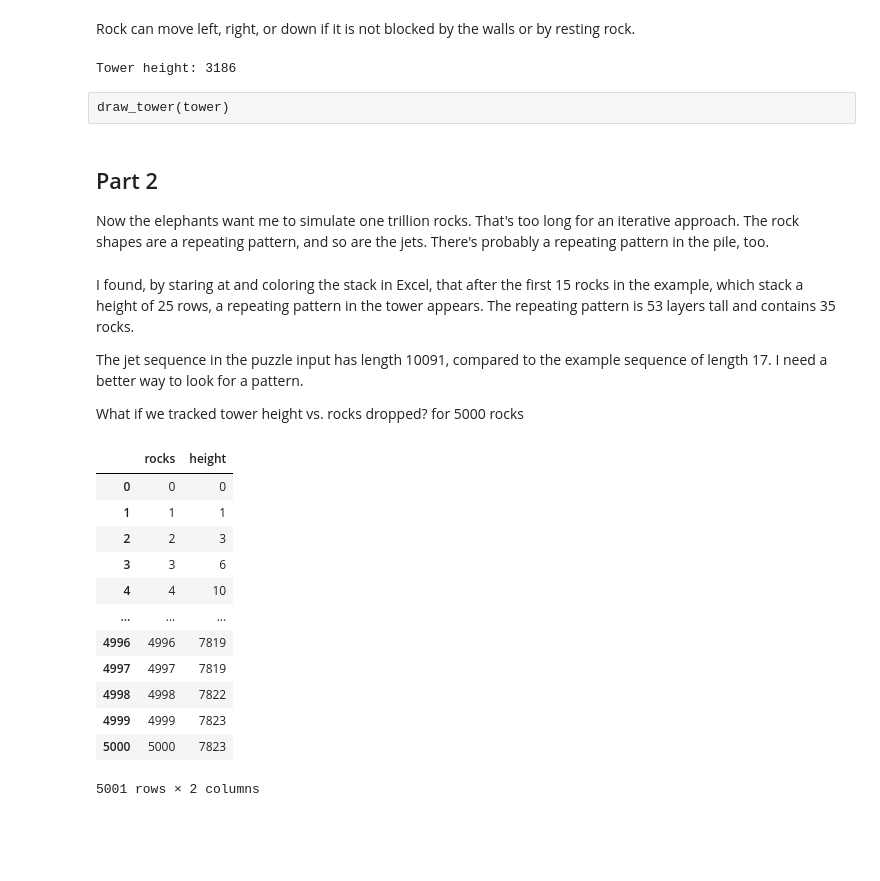
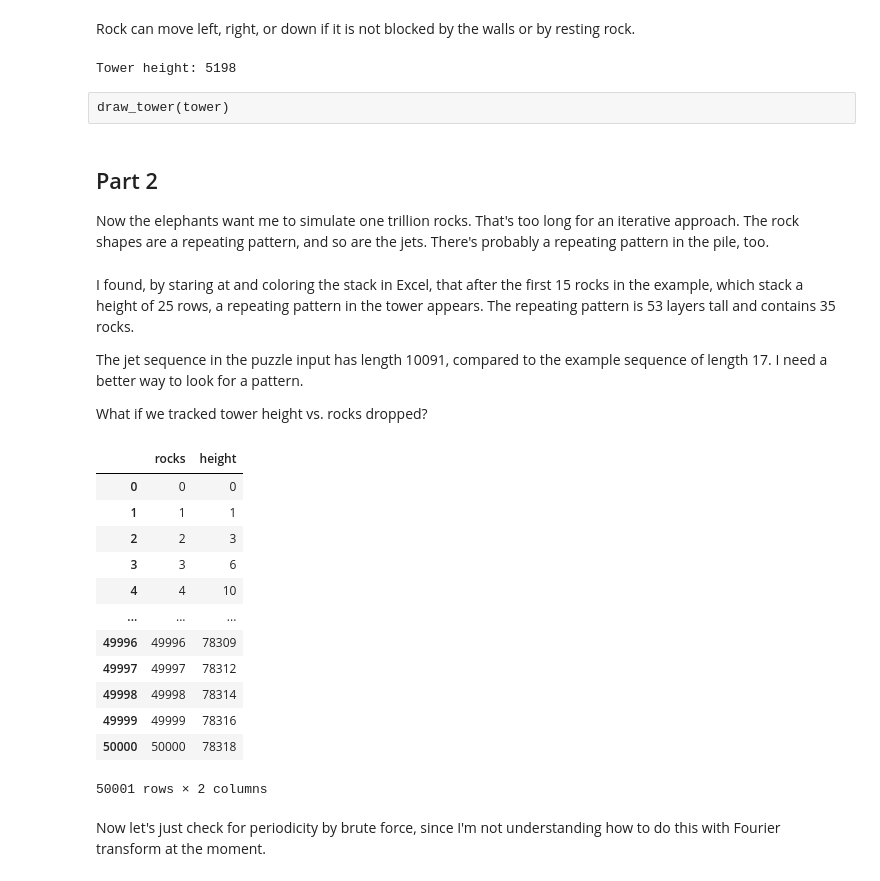
Before and after one commit to marilang/AoC2022, a Jupyter notebook: Day 17 Pyroclastic Flow.ipynb, the cells around one changed output. Cells and saved outputs as stored; diff of their text form; code cells hidden in the pictures; blank space fills up the shorter version.

```diff
--- a/Day 17 Pyroclastic Flow.ipynb
+++ b/Day 17 Pyroclastic Flow.ipynb
@@ -6,7 +6,7 @@ Looks kind of like tetris. https://adventofcode.com/2022/day/17
 Oddly-shaped rocks appear out of nowhere in mid-air. Jets of hot gas push them to the left and right as they fall. The elephants are testing me. How tall will the tower be, after the 2022nd rock falls?
 # %%
 example = False
-total_rocks = 2022
+total_rocks = 3325
 # %% [markdown]
 <hr>
 # %%
@@ -165,9 +165,9 @@ while rocknum <= total_rocks:
 
 print('Tower height:', len(tower) - 1)    # don't count the floor
 # %% [output]
-Tower height: 3186
+Tower height: 5198
-# %% [raw]
-draw_tower(tower)
+# %% [raw]
+draw_tower(tower)
 # %% [markdown]
 ## Part 2
 
@@ -177,12 +177,11 @@ I found, by staring at and coloring the stack in Excel, that after the first 15
 
 The jet sequence in the puzzle input has length 10091, compared to the example sequence of length 17. I need a better way to look for a pattern.
 
-What if we tracked tower height vs. rocks dropped? for 5000 rocks
+What if we tracked tower height vs. rocks dropped?
 # %%
-total_rocks = 5000
+total_rocks = 50000
 rocks_dropped = [0]
 tower_height = [0]
-
 
 tower = np.array([[2, 2, 2, 2, 2, 2, 2]])
 jetseq = puzzle
@@ -194,38 +193,40 @@ while rocknum <= total_rocks:
     tower = np.vstack((rock, spacer, tower))
     section_height = len(rock[:,0]) + 4
     rest = False
 
     while not rest:
         section = tower[0:section_height, :]
         jet, jetseq = gas_jet(jetseq)
         if jet == '<':
             section = moveleft(section)
         else:
             section = moveright(section)
         rest, section = settle(section)
         tower[0:section_height, :] = section
         section_height += 1
     tower = trim_top(tower)
 
     rocks_dropped.append(rocknum)
     tower_height.append(len(tower) - 1)
 
     rocknum += 1
 
 dic = {'rocks': rocks_dropped, 'height': tower_height}
-data = pd.DataFrame(dic)
-data
+df = pd.DataFrame(dic)
+df
 # %% [output]
 |  | rocks | height |
 | 0 | 0 | 0 |
 | 1 | 1 | 1 |
 | 2 | 2 | 3 |
 | 3 | 3 | 6 |
 | 4 | 4 | 10 |
 | ... | ... | ... |
-| 4996 | 4996 | 7819 |
-| 4997 | 4997 | 7819 |
-| 4998 | 4998 | 7822 |
-| 4999 | 4999 | 7823 |
-| 5000 | 5000 | 7823 |
+| 49996 | 49996 | 78309 |
+| 49997 | 49997 | 78312 |
+| 49998 | 49998 | 78314 |
+| 49999 | 49999 | 78316 |
+| 50000 | 50000 | 78318 |
-5001 rows × 2 columns
+50001 rows × 2 columns
+# %% [markdown]
+Now let's just check for periodicity by brute force, since I'm not understanding how to do this with Fourier transform at the moment.
```
Also changed, not shown: parts of 10 cells of this notebook, 1 other file.
